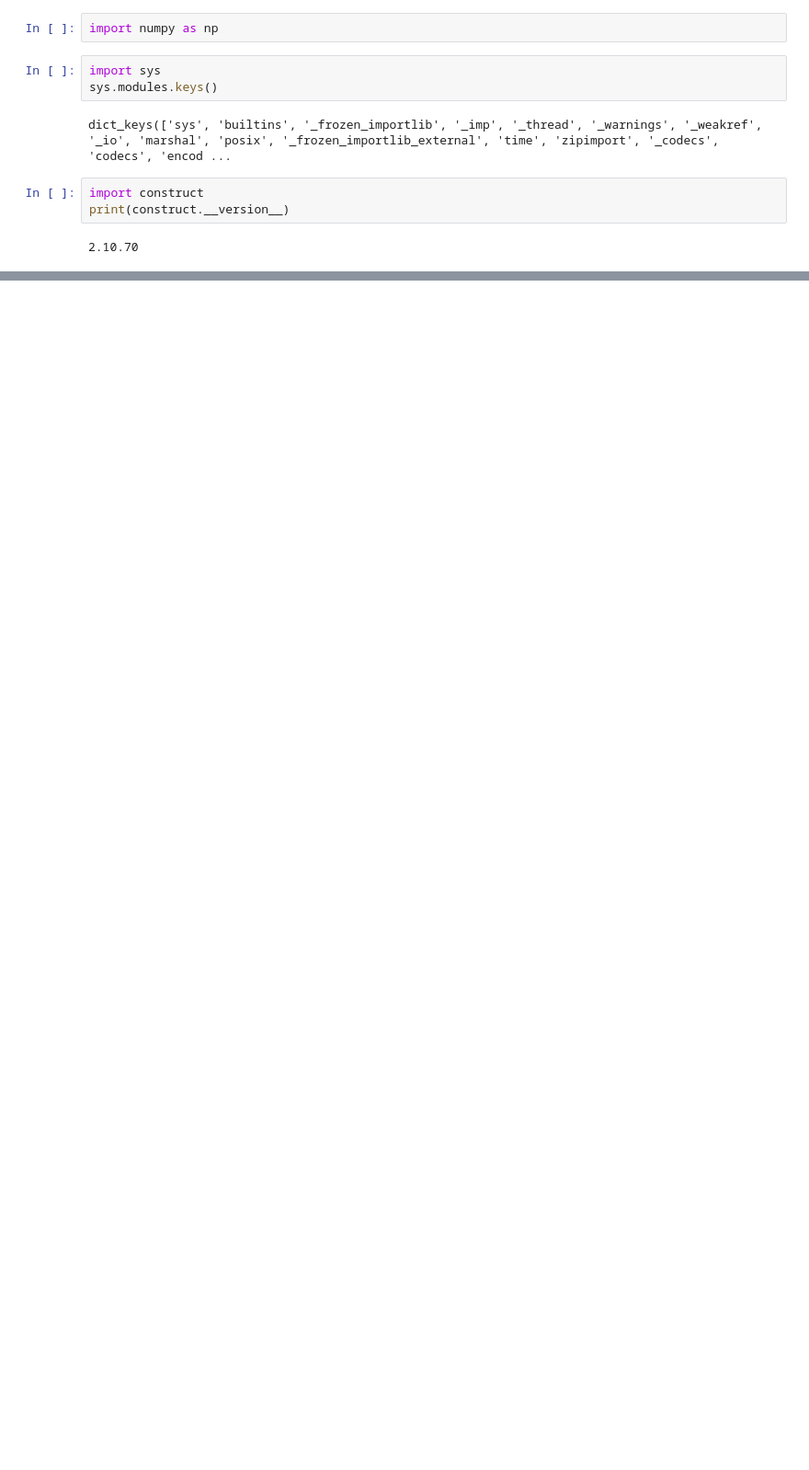
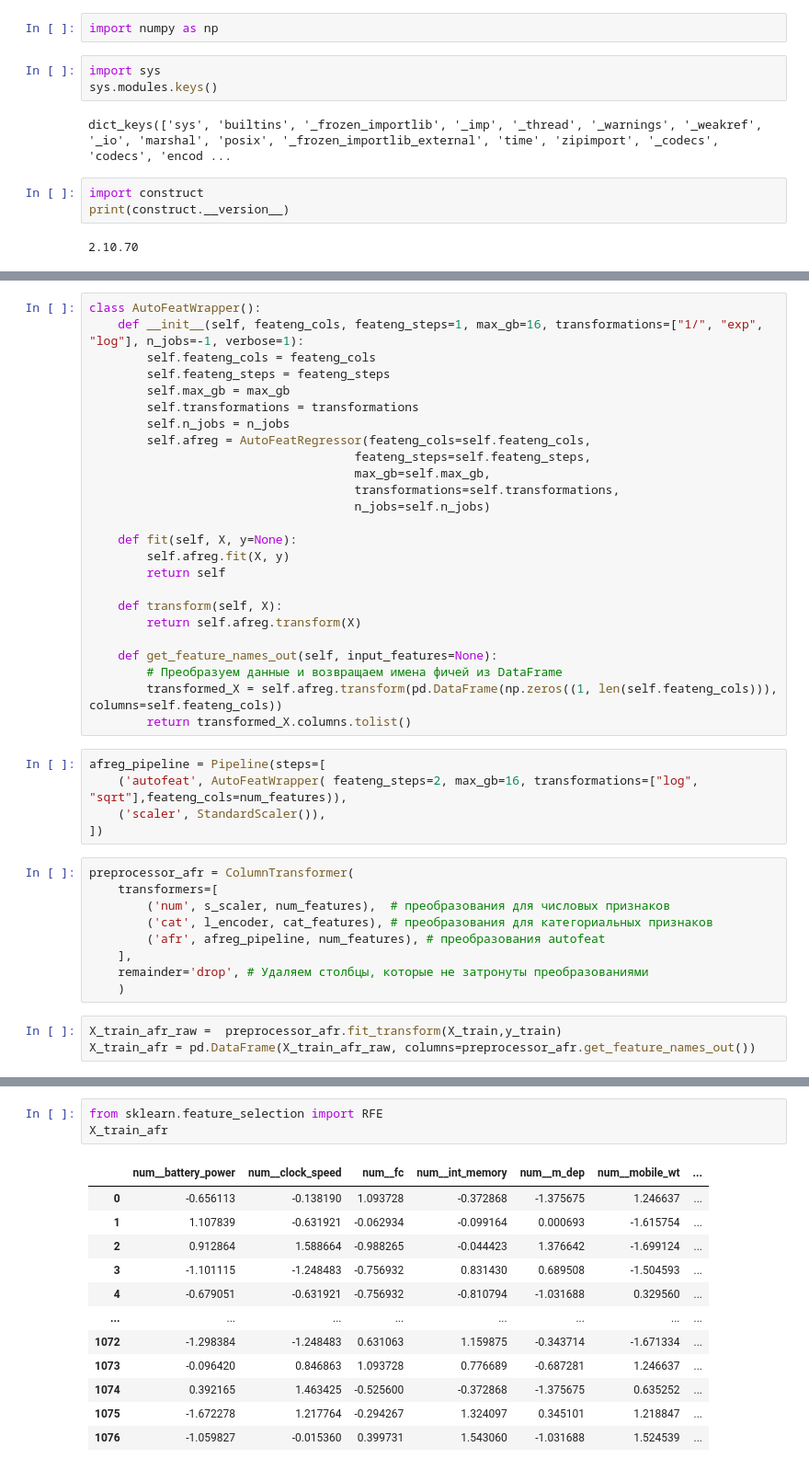
Before and after one commit to d1alekt1k8/rep_iis_lab1, a Jupyter notebook: research/research.ipynb, the cells around one changed output, grey strips where cells are left out. Shown at 92% size. Cells and saved outputs as stored; diff of their text form; blank space fills up the shorter version.

```diff
--- a/research/research.ipynb
+++ b/research/research.ipynb
@@ -449,0 +521,42 @@ ImportError: Numba needs NumPy 2.0 or less. Got NumPy 2.1.
+# %%
+class AutoFeatWrapper():
+    def __init__(self, feateng_cols, feateng_steps=1, max_gb=16, transformations=["1/", "exp", "log"], n_jobs=-1, verbose=1):
+        self.feateng_cols = feateng_cols
+        self.feateng_steps = feateng_steps
+        self.max_gb = max_gb
+        self.transformations = transformations
+        self.n_jobs = n_jobs
+        self.afreg = AutoFeatRegressor(feateng_cols=self.feateng_cols,
+                                     feateng_steps=self.feateng_steps,
+                                     max_gb=self.max_gb,
+                                     transformations=self.transformations,
+                                     n_jobs=self.n_jobs)
+
+    def fit(self, X, y=None):
+        self.afreg.fit(X, y)
+        return self
+
+    def transform(self, X):
+        return self.afreg.transform(X)
+
+    def get_feature_names_out(self, input_features=None):
+        # Преобразуем данные и возвращаем имена фичей из DataFrame
+        transformed_X = self.afreg.transform(pd.DataFrame(np.zeros((1, len(self.feateng_cols))), columns=self.feateng_cols))
+        return transformed_X.columns.tolist()
+# %%
+afreg_pipeline = Pipeline(steps=[
+    ('autofeat', AutoFeatWrapper( feateng_steps=2, max_gb=16, transformations=["log", "sqrt"],feateng_cols=num_features)),
+    ('scaler', StandardScaler()),
+])
+# %%
+preprocessor_afr = ColumnTransformer(
+    transformers=[
+        ('num', s_scaler, num_features),  # преобразования для числовых признаков
+        ('cat', l_encoder, cat_features), # преобразования для категориальных признаков
+        ('afr', afreg_pipeline, num_features), # преобразования autofeat
+    ],
+    remainder='drop', # Удаляем столбцы, которые не затронуты преобразованиями
+    )
+# %%
+X_train_afr_raw =  preprocessor_afr.fit_transform(X_train,y_train)
+X_train_afr = pd.DataFrame(X_train_afr_raw, columns=preprocessor_afr.get_feature_names_out())
@@ -449,0 +652,16 @@ ImportError: Numba needs NumPy 2.0 or less. Got NumPy 2.1.
+# %%
+from sklearn.feature_selection import RFE
+X_train_afr
+# %% [output]
+|  | num__battery_power | num__clock_speed | num__fc | num__int_memory | num__m_dep | num__mobile_wt | ... |
+| 0 | -0.656113 | -0.138190 | 1.093728 | -0.372868 | -1.375675 | 1.246637 | ... |
+| 1 | 1.107839 | -0.631921 | -0.062934 | -0.099164 | 0.000693 | -1.615754 | ... |
+| 2 | 0.912864 | 1.588664 | -0.988265 | -0.044423 | 1.376642 | -1.699124 | ... |
+| 3 | -1.101115 | -1.248483 | -0.756932 | 0.831430 | 0.689508 | -1.504593 | ... |
+| 4 | -0.679051 | -0.631921 | -0.756932 | -0.810794 | -1.031688 | 0.329560 | ... |
+| ... | ... | ... | ... | ... | ... | ... | ... |
+| 1072 | -1.298384 | -1.248483 | 0.631063 | 1.159875 | -0.343714 | -1.671334 | ... |
+| 1073 | -0.096420 | 0.846863 | 1.093728 | 0.776689 | -0.687281 | 1.246637 | ... |
+| 1074 | 0.392165 | 1.463425 | -0.525600 | -0.372868 | -1.375675 | 0.635252 | ... |
+| 1075 | -1.672278 | 1.217764 | -0.294267 | 1.324097 | 0.345101 | 1.218847 | ... |
+| 1076 | -1.059827 | -0.015360 | 0.399731 | 1.543060 | -1.031688 | 1.524539 | ... |
```
Also changed, not shown: parts of 37 cells of this notebook, 3 other files.
